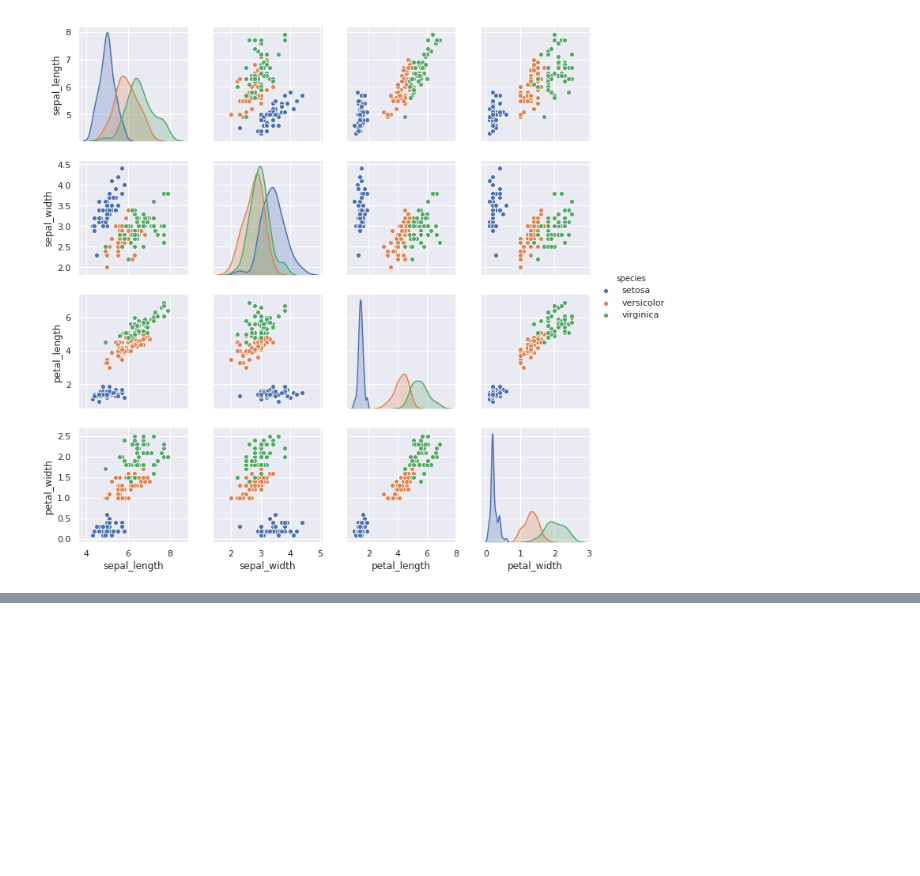
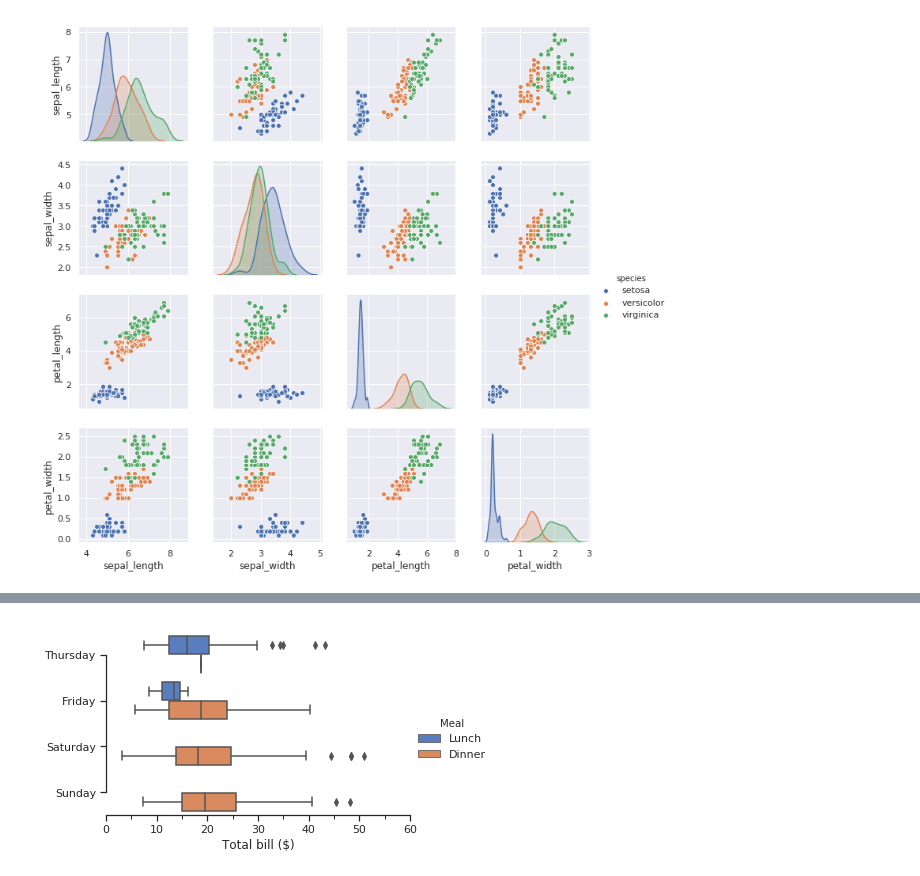
Before and after one commit to enfeizhan/golden_rush, a Jupyter notebook: seaborn/intro.ipynb, the cells around one changed output, grey strips where cells are left out. Cells and saved outputs as stored; diff of their text form; code cells hidden in the pictures; blank space fills up the shorter version.

```diff
--- a/seaborn/intro.ipynb
+++ b/seaborn/intro.ipynb
@@ -103,0 +119,12 @@ sns.pairplot(data=iris, hue='species')
+# %%
+g = sns.catplot(x='total_bill', y='day', hue='time',
+                height=3.5, aspect=1.5, kind='box', legend=False, data=tips);
+g.add_legend(title='Meal')
+g.set_axis_labels('Total bill ($)', '')
+g.set(xlim=(0, 60), yticklabels=['Thursday', 'Friday', 'Saturday', 'Sunday'])
+g.despine(trim=True)
+g.fig.set_size_inches(6.5, 3.5)
+g.ax.set_xticks([5, 15, 25, 35, 45, 55], minor=True);
+# plt.setp(g.ax.get_yticklabels(), rotation=30);
+# %% [output]
+[figure, added]
```
Also changed, not shown: parts of 3 cells of this notebook.
